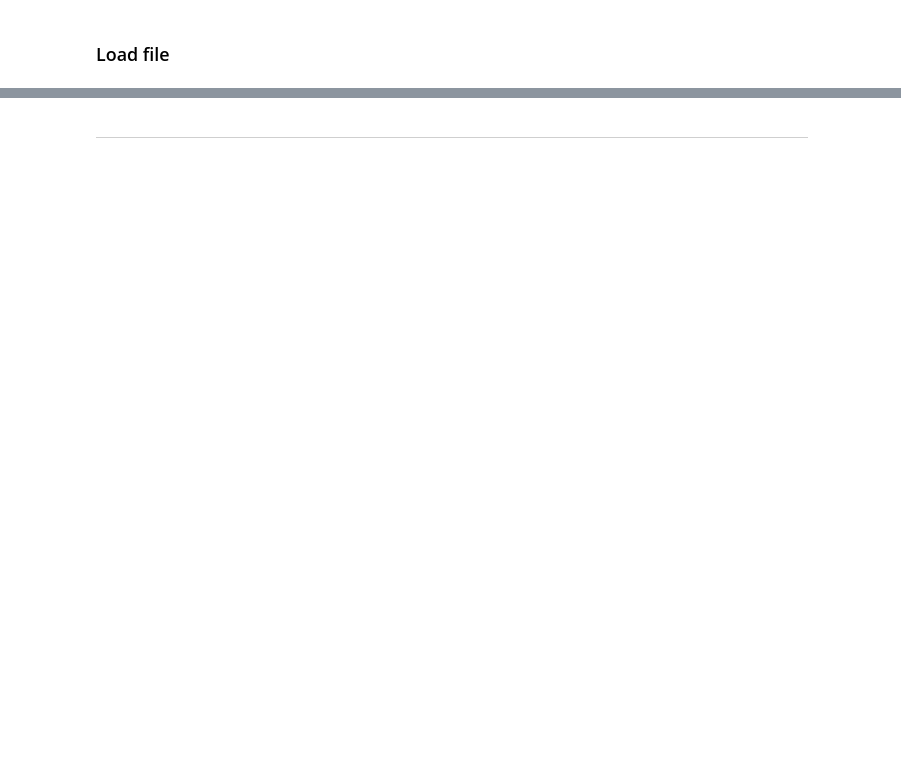
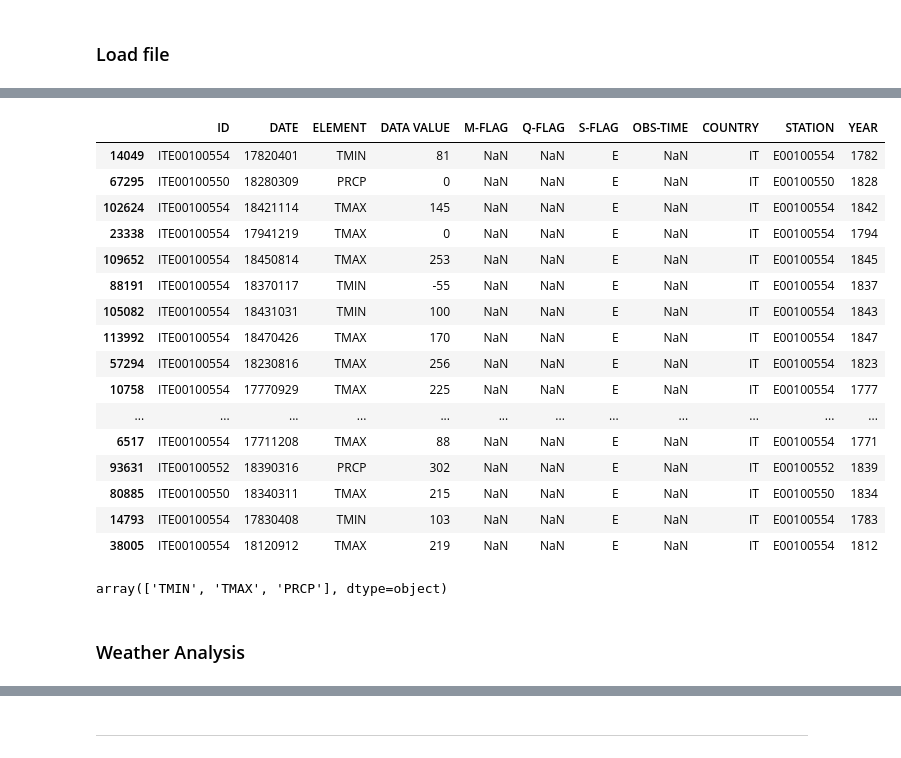
Before and after one commit to LeliaE/climateScience, a Jupyter notebook: Weather_Report.ipynb, the cells around one changed output, grey strips where cells are left out. Cells and saved outputs as stored; diff of their text form; code cells hidden in the pictures; blank space fills up the shorter version.

```diff
--- a/Weather_Report.ipynb
+++ b/Weather_Report.ipynb
@@ -108,0 +389,26 @@ df
+# %%
+italy_df.sample(20)
+# %% [output]
+|  | ID | DATE | ELEMENT | DATA VALUE | M-FLAG | Q-FLAG | S-FLAG | OBS-TIME | COUNTRY | STATION | YEAR |
+| 14049 | ITE00100554 | 17820401 | TMIN | 81 | NaN | NaN | E | NaN | IT | E00100554 | 1782 |
+| 67295 | ITE00100550 | 18280309 | PRCP | 0 | NaN | NaN | E | NaN | IT | E00100550 | 1828 |
+| 102624 | ITE00100554 | 18421114 | TMAX | 145 | NaN | NaN | E | NaN | IT | E00100554 | 1842 |
+| 23338 | ITE00100554 | 17941219 | TMAX | 0 | NaN | NaN | E | NaN | IT | E00100554 | 1794 |
+| 109652 | ITE00100554 | 18450814 | TMAX | 253 | NaN | NaN | E | NaN | IT | E00100554 | 1845 |
+| 88191 | ITE00100554 | 18370117 | TMIN | -55 | NaN | NaN | E | NaN | IT | E00100554 | 1837 |
+| 105082 | ITE00100554 | 18431031 | TMIN | 100 | NaN | NaN | E | NaN | IT | E00100554 | 1843 |
+| 113992 | ITE00100554 | 18470426 | TMAX | 170 | NaN | NaN | E | NaN | IT | E00100554 | 1847 |
+| 57294 | ITE00100554 | 18230816 | TMAX | 256 | NaN | NaN | E | NaN | IT | E00100554 | 1823 |
+| 10758 | ITE00100554 | 17770929 | TMAX | 225 | NaN | NaN | E | NaN | IT | E00100554 | 1777 |
+| ... | ... | ... | ... | ... | ... | ... | ... | ... | ... | ... | ... |
+| 6517 | ITE00100554 | 17711208 | TMAX | 88 | NaN | NaN | E | NaN | IT | E00100554 | 1771 |
+| 93631 | ITE00100552 | 18390316 | PRCP | 302 | NaN | NaN | E | NaN | IT | E00100552 | 1839 |
+| 80885 | ITE00100550 | 18340311 | TMAX | 215 | NaN | NaN | E | NaN | IT | E00100550 | 1834 |
+| 14793 | ITE00100554 | 17830408 | TMIN | 103 | NaN | NaN | E | NaN | IT | E00100554 | 1783 |
+| 38005 | ITE00100554 | 18120912 | TMAX | 219 | NaN | NaN | E | NaN | IT | E00100554 | 1812 |
+# %%
+italy_df['ELEMENT'].unique()
+# %% [output]
+array(['TMIN', 'TMAX', 'PRCP'], dtype=object)
+# %% [markdown]
+### Weather Analysis
```
Also changed, not shown: parts of 53 cells of this notebook.
